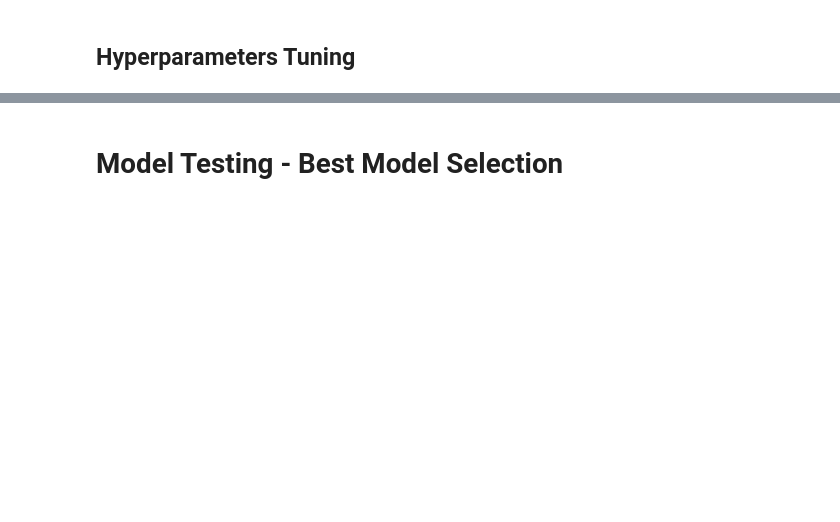
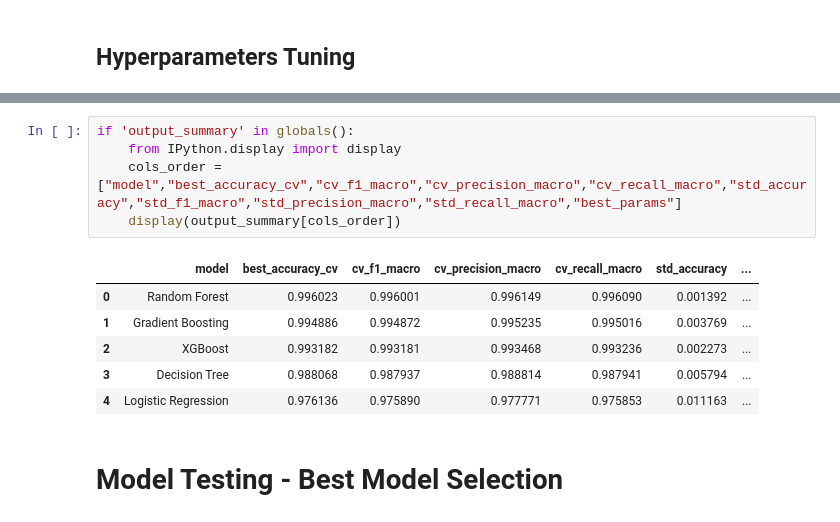
Before and after one commit to Agata-Be/imperialMLAI-capstone-2025, a Jupyter notebook: src-crop/crop_recommendation_v0.ipynb, the cells around one changed output, grey strips where cells are left out. Saved outputs shown, nothing was run; the diff lists cells and outputs as text; blank space fills up the shorter version.

```diff
--- a/src-crop/crop_recommendation_v0.ipynb
+++ b/src-crop/crop_recommendation_v0.ipynb
@@ -921,3 +933,15 @@ except FileNotFoundError:
+# %%
+if 'output_summary' in globals():
+    from IPython.display import display
+    cols_order = ["model","best_accuracy_cv","cv_f1_macro","cv_precision_macro","cv_recall_macro","std_accuracy","std_f1_macro","std_precision_macro","std_recall_macro","best_params"]
+    display(output_summary[cols_order])
+# %% [output]
+|  | model | best_accuracy_cv | cv_f1_macro | cv_precision_macro | cv_recall_macro | std_accuracy | ... |
+| 0 | Random Forest | 0.996023 | 0.996001 | 0.996149 | 0.996090 | 0.001392 | ... |
+| 1 | Gradient Boosting | 0.994886 | 0.994872 | 0.995235 | 0.995016 | 0.003769 | ... |
+| 2 | XGBoost | 0.993182 | 0.993181 | 0.993468 | 0.993236 | 0.002273 | ... |
+| 3 | Decision Tree | 0.988068 | 0.987937 | 0.988814 | 0.987941 | 0.005794 | ... |
+| 4 | Logistic Regression | 0.976136 | 0.975890 | 0.977771 | 0.975853 | 0.011163 | ... |
 # %% [markdown]
 # Model Testing - Best Model Selection
 # %%
```
Also changed, not shown: parts of 13 cells of this notebook, 6 other files.
